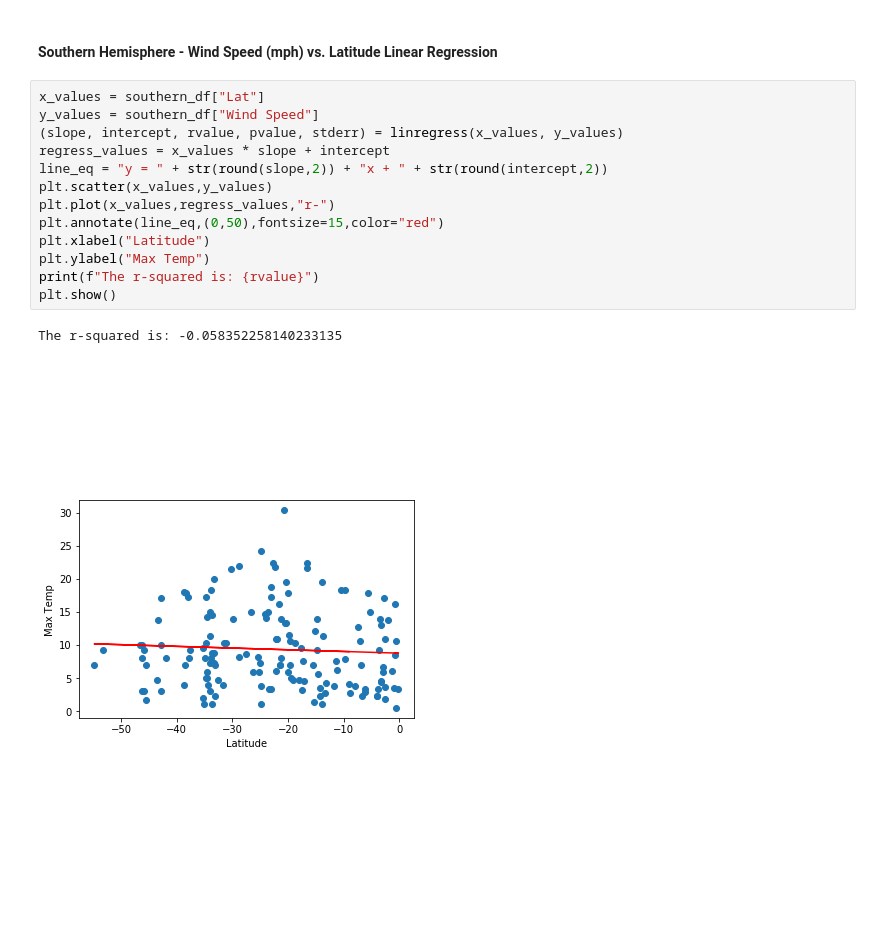
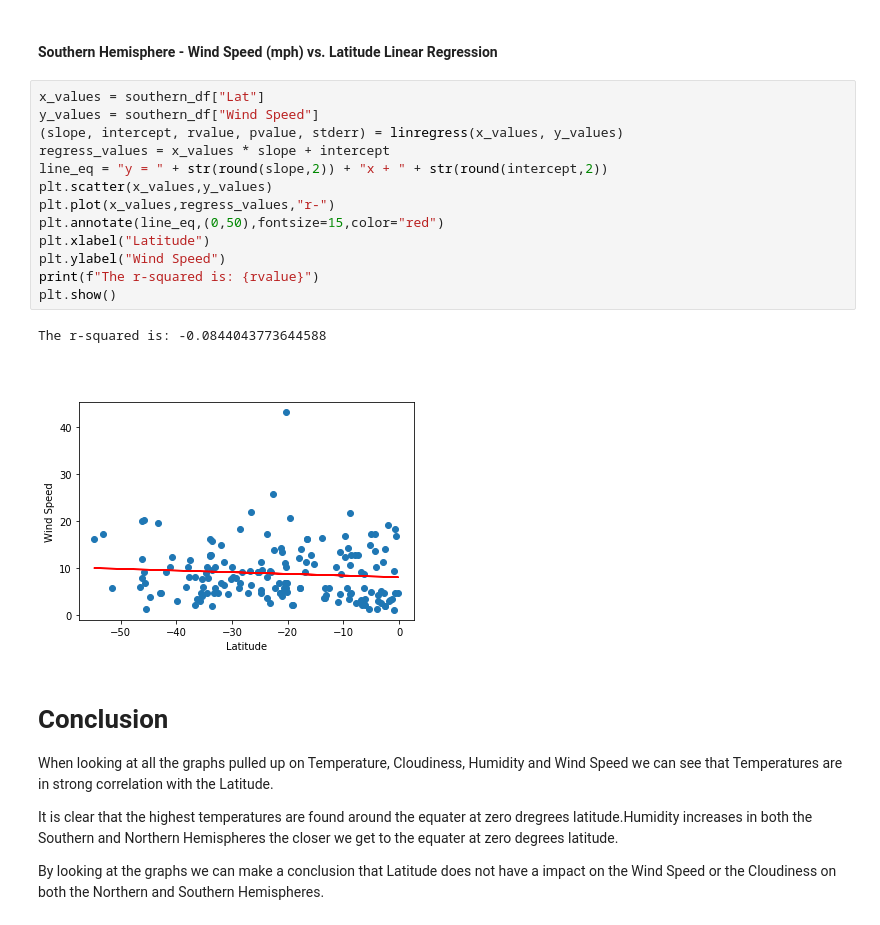
Before and after one commit to Mignon-duPlessis/Python_API_Challenge, a Jupyter notebook: WeatherPY/WeatherPy.ipynb, the cells around one changed output. Saved outputs shown, nothing was run; the diff lists cells and outputs as text; blank space fills up the shorter version.

Commit message:
adding conclusions

```diff
--- a/WeatherPY/WeatherPy.ipynb
+++ b/WeatherPY/WeatherPy.ipynb
@@ -457,16 +457,24 @@ The r-squared is: 0.0010313572738780874
 # %%
 x_values = southern_df["Lat"]
 y_values = southern_df["Wind Speed"]
 (slope, intercept, rvalue, pvalue, stderr) = linregress(x_values, y_values)
 regress_values = x_values * slope + intercept
 line_eq = "y = " + str(round(slope,2)) + "x + " + str(round(intercept,2))
 plt.scatter(x_values,y_values)
 plt.plot(x_values,regress_values,"r-")
 plt.annotate(line_eq,(0,50),fontsize=15,color="red")
 plt.xlabel("Latitude")
-plt.ylabel("Max Temp")
+plt.ylabel("Wind Speed")
 print(f"The r-squared is: {rvalue}")
 plt.show()
 # %% [output]
-The r-squared is: -0.058352258140233135
+The r-squared is: -0.0844043773644588
-[figure, old version]
+[figure, new version]
+# %% [markdown]
+# Conclusion
+
+When looking at all the graphs pulled up on Temperature, Cloudiness, Humidity and Wind Speed we can see that Temperatures are in strong correlation with the Latitude.
+
+It is clear that the highest temperatures are found around the equater at zero dregrees latitude.Humidity increases in both the Southern and Northern Hemispheres the closer we get to the equater at zero degrees latitude.
+
+By looking at the graphs we can make a conclusion that Latitude does not have a impact on the Wind Speed or the Cloudiness on both the Northern and Southern Hemispheres.
```
Also changed, not shown: parts of 18 cells of this notebook, 5 other files.
